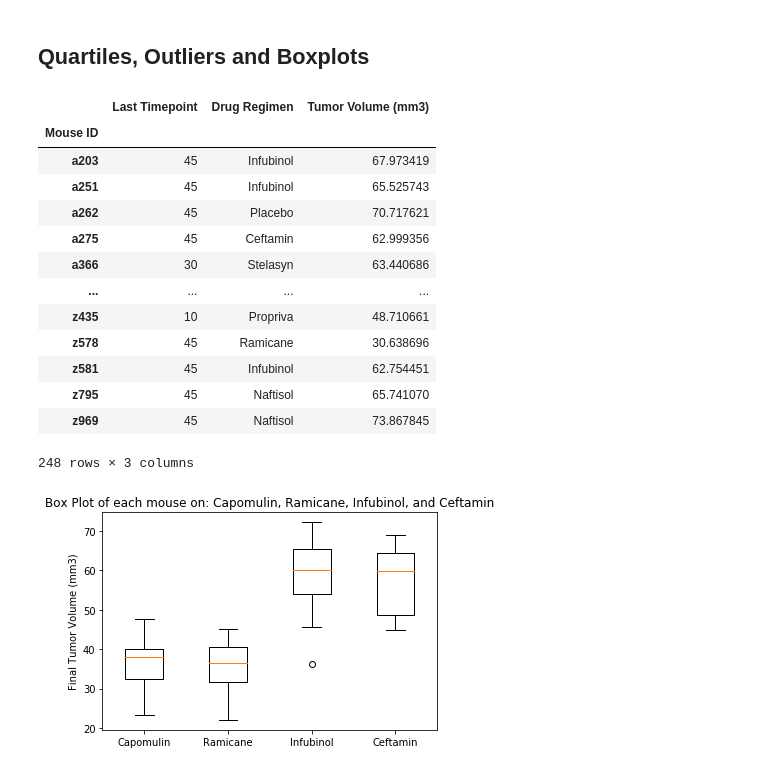
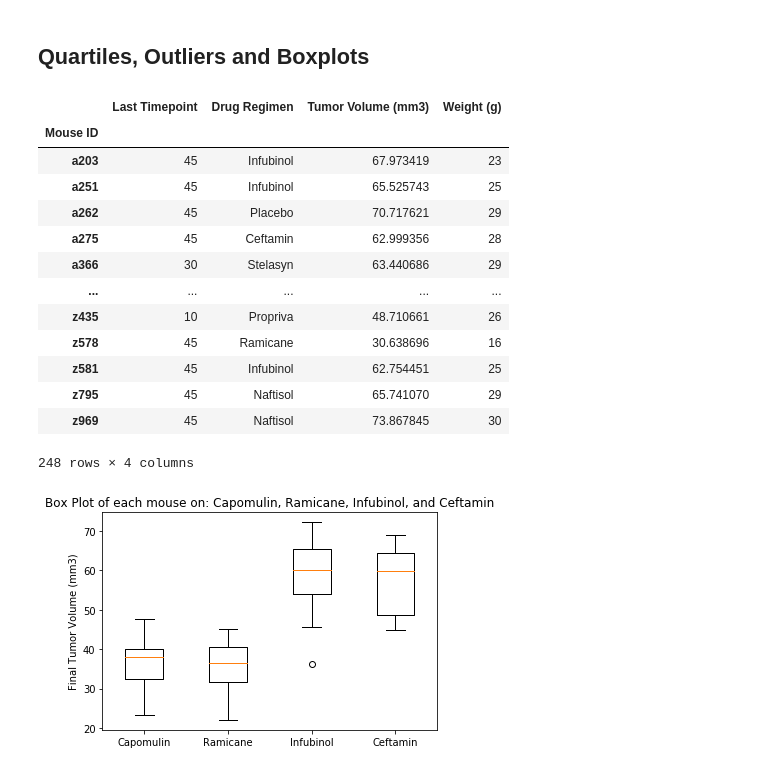
Before and after one commit to minerva-b/Matplotlib-Challenge, a Jupyter notebook: Pymaceuticals_Code.ipynb, the cells around one changed output. Cells and saved outputs as stored; diff of their text form; code cells hidden in the pictures.

Commit message:
Modified a dataframe to include mice weight and fixed my scatter plot analysis

```diff
--- a/Pymaceuticals_Code.ipynb
+++ b/Pymaceuticals_Code.ipynb
@@ -254,30 +249,34 @@ plt.show()
 # %%
 # Calculate the final tumor volume of each mouse across four of the treatment regimens:
 # Capomulin, Ramicane, Infubinol, and Ceftamin
 
 # Start by getting the last (greatest) timepoint for each mouse
 last_per_mouse_df = clean_df.groupby(['Mouse ID'])['Timepoint'].max()
 unique_drug_df = clean_df.groupby(['Mouse ID'])['Drug Regimen'].last()
 last_tumor_vol_df = clean_df.groupby(['Mouse ID'])['Tumor Volume (mm3)'].last()
+final_wt_df = clean_df.groupby(['Mouse ID'])['Weight (g)'].last()
 
 # Merge this group df with the original dataframe to get the tumor volume at the last timepoint
 merge_one_df = pd.merge(last_per_mouse_df, unique_drug_df, how="left", on=['Mouse ID'])
 final_df = pd.merge(merge_one_df, last_tumor_vol_df, how="left", on=['Mouse ID']).rename(columns=
                                                                                          {"Timepoint": "Last Timepoint"})
-final_df
+# final_df
+# I needed to add weight in the dataframe so I can perform the analysis on the scatter plot:
+modified_df = pd.merge(final_df, final_wt_df, how="left", on=['Mouse ID'])
+modified_df
 # %% [output]
-|  | Last Timepoint | Drug Regimen | Tumor Volume (mm3) |
-| Mouse ID |  |  |  |
-| a203 | 45 | Infubinol | 67.973419 |
-| a251 | 45 | Infubinol | 65.525743 |
-| a262 | 45 | Placebo | 70.717621 |
-| a275 | 45 | Ceftamin | 62.999356 |
-| a366 | 30 | Stelasyn | 63.440686 |
-| ... | ... | ... | ... |
-| z435 | 10 | Propriva | 48.710661 |
-| z578 | 45 | Ramicane | 30.638696 |
-| z581 | 45 | Infubinol | 62.754451 |
-| z795 | 45 | Naftisol | 65.741070 |
-| z969 | 45 | Naftisol | 73.867845 |
+|  | Last Timepoint | Drug Regimen | Tumor Volume (mm3) | Weight (g) |
+| Mouse ID |  |  |  |  |
+| a203 | 45 | Infubinol | 67.973419 | 23 |
+| a251 | 45 | Infubinol | 65.525743 | 25 |
+| a262 | 45 | Placebo | 70.717621 | 29 |
+| a275 | 45 | Ceftamin | 62.999356 | 28 |
+| a366 | 30 | Stelasyn | 63.440686 | 29 |
+| ... | ... | ... | ... | ... |
+| z435 | 10 | Propriva | 48.710661 | 26 |
+| z578 | 45 | Ramicane | 30.638696 | 16 |
+| z581 | 45 | Infubinol | 62.754451 | 25 |
+| z795 | 45 | Naftisol | 65.741070 | 29 |
+| z969 | 45 | Naftisol | 73.867845 | 30 |
-248 rows × 3 columns
+248 rows × 4 columns
 # %%
```
Also changed, not shown: parts of 8 cells of this notebook.
